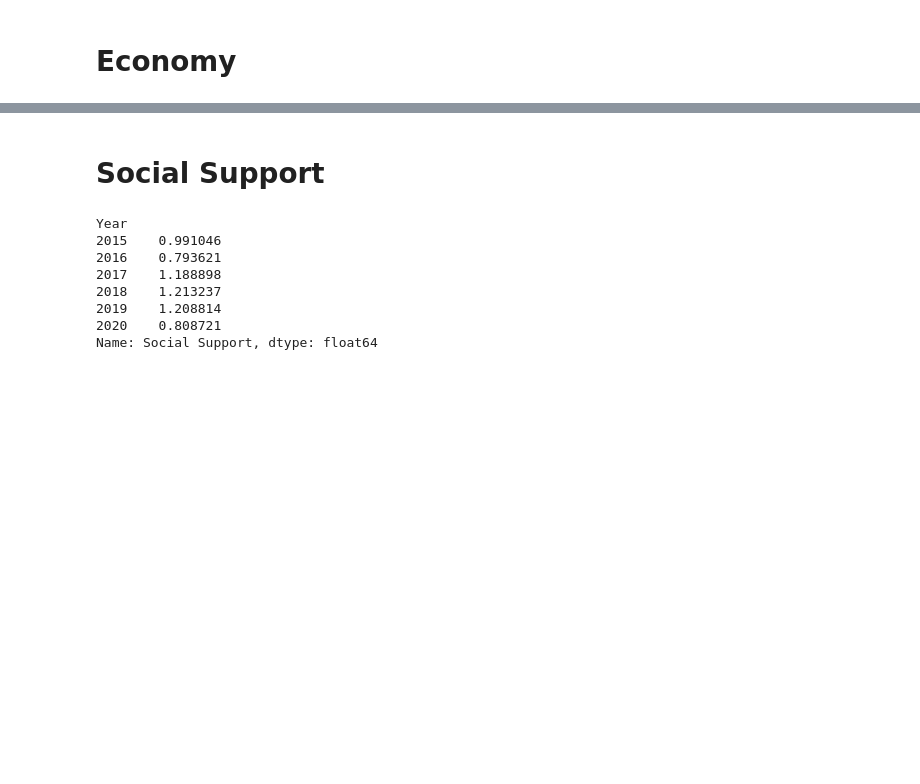
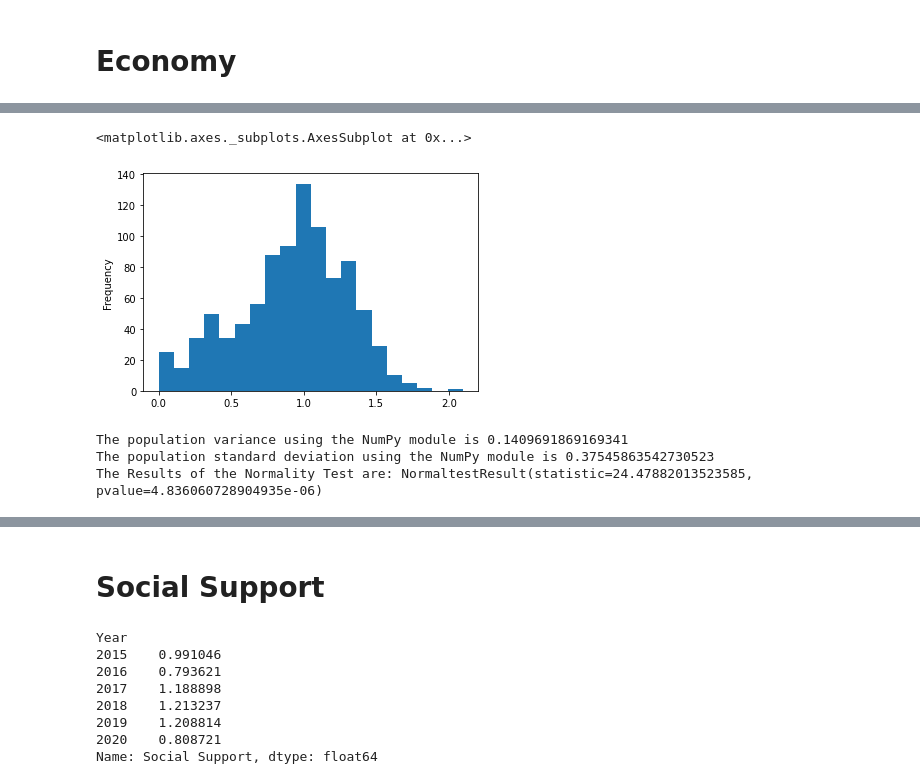
Before and after one commit to alexarnold630/Happiness_Index_Investigation, a Jupyter notebook: Happiness/Top Countries Bar Charts.ipynb, the cells around one changed output, grey strips where cells are left out. Cells and saved outputs as stored; diff of their text form; code cells hidden in the pictures; blank space fills up the shorter version.

Commit message:
bar charts violin charts normality tests done

```diff
--- a/Happiness/Top Countries Bar Charts.ipynb
+++ b/Happiness/Top Countries Bar Charts.ipynb
@@ -158 +180,22 @@ Year
 Name: Economy (GDP per Capita), dtype: float64
+# %%
+df['Economy (GDP per Capita)'].plot(kind="hist", bins=20)
+#test for normality
+# %% [output]
+<matplotlib.axes._subplots.AxesSubplot at 0x...>
+[figure, added]
+# %%
+data = df["Economy (GDP per Capita)"]
+
+# Demonstrate calculating the variance and standard deviation using the different modules
+var_numpy = np.var(data,ddof = 0)
+print(f"The population variance using the NumPy module is {var_numpy}")
+
+sd_numpy = np.std(data,ddof = 0)
+print(f"The population standard deviation using the NumPy module is {sd_numpy}")
+
+print(f"The Results of the Normality Test are: {sts.normaltest(data)}")
+# %% [output]
+The population variance using the NumPy module is 0.1409691869169341
+The population standard deviation using the NumPy module is 0.37545863542730523
+The Results of the Normality Test are: NormaltestResult(statistic=24.47882013523585, pvalue=4.836060728904935e-06)
```
Also changed, not shown: parts of 46 cells of this notebook.
